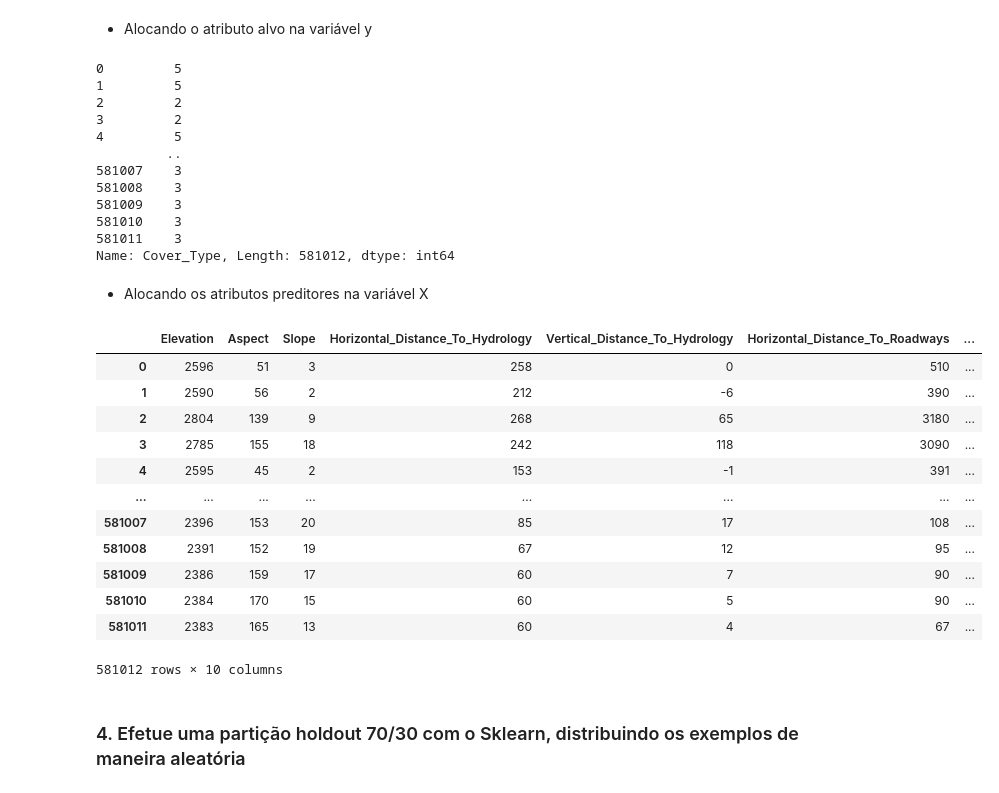
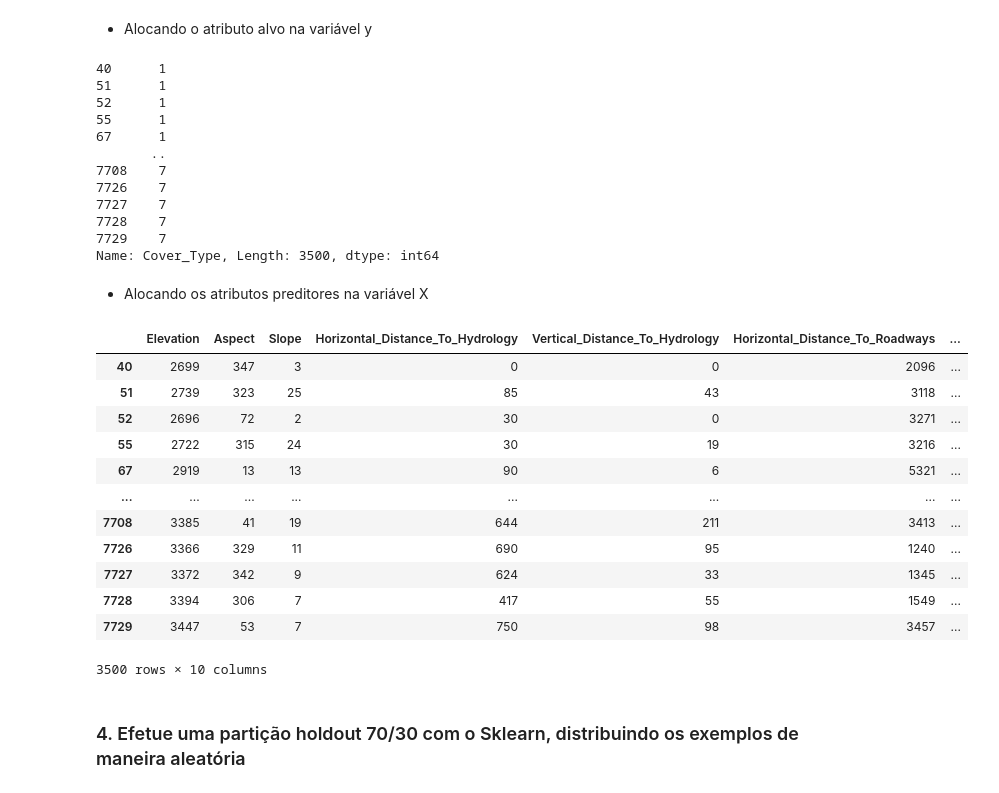
Before and after one commit to elloa-uea/projeto-pratico-3-rna-pp3-team-hard, a Jupyter notebook: notebooks/PP3.3 - Proposição e Avaliação de RNAs.ipynb, the cells around one changed output. Drawn from its saved outputs; the diff is of its cells as text; code cells hidden in the pictures.

```diff
--- a/notebooks/PP3.3 - Proposição e Avaliação de RNAs.ipynb
+++ b/notebooks/PP3.3 - Proposição e Avaliação de RNAs.ipynb
@@ -94,8 +94,8 @@ warnings.filterwarnings('ignore')
 # %% [markdown]
 - Leitura da base de dados
 # %%
-#database = pd.read_csv('../database/covtype.csv')
-database = pd.read_csv('database/covtype.csv')
+database = pd.read_csv('../database/covtype.csv')
+#database = pd.read_csv('database/covtype.csv')
 database
 # %% [output]
 |  | Elevation | Aspect | Slope | Horizontal_Distance_To_Hydrology | Vertical_Distance_To_Hydrology | Horizontal_Distance_To_Roadways | ... |
@@ -164,41 +164,46 @@ database.columns.to_list()
 ### 3. Armazene o atributo alvo em uma variável y e os atributos preditores em uma variável X
 # %% [markdown]
 - Alocando o atributo alvo na variável y
+# %%
+new_database = pd.DataFrame()
+for cover_type in range(1, 8):
+    pice = database[database['Cover_Type'] == cover_type].head(500)
+    new_database = pd.concat([new_database, pice])
 # %%
-y = database.Cover_Type
+y = new_database.Cover_Type
 y
 # %% [output]
-0         5
-1         5
-2         2
-3         2
-4         5
-         ..
-581007    3
-581008    3
-581009    3
-581010    3
-581011    3
-Name: Cover_Type, Length: 581012, dtype: int64
+40      1
+51      1
+52      1
+55      1
+67      1
+       ..
+7708    7
+7726    7
+7727    7
+7728    7
+7729    7
+Name: Cover_Type, Length: 3500, dtype: int64
 # %% [markdown]
 - Alocando os atributos preditores na variável X
 # %%
-X = database.iloc[:, :-1]
+X = new_database.iloc[:, :-1]
 X
 # %% [output]
 |  | Elevation | Aspect | Slope | Horizontal_Distance_To_Hydrology | Vertical_Distance_To_Hydrology | Horizontal_Distance_To_Roadways | ... |
-| 0 | 2596 | 51 | 3 | 258 | 0 | 510 | ... |
-| 1 | 2590 | 56 | 2 | 212 | -6 | 390 | ... |
-| 2 | 2804 | 139 | 9 | 268 | 65 | 3180 | ... |
-| 3 | 2785 | 155 | 18 | 242 | 118 | 3090 | ... |
-| 4 | 2595 | 45 | 2 | 153 | -1 | 391 | ... |
+| 40 | 2699 | 347 | 3 | 0 | 0 | 2096 | ... |
+| 51 | 2739 | 323 | 25 | 85 | 43 | 3118 | ... |
+| 52 | 2696 | 72 | 2 | 30 | 0 | 3271 | ... |
+| 55 | 2722 | 315 | 24 | 30 | 19 | 3216 | ... |
+| 67 | 2919 | 13 | 13 | 90 | 6 | 5321 | ... |
 | ... | ... | ... | ... | ... | ... | ... | ... |
-| 581007 | 2396 | 153 | 20 | 85 | 17 | 108 | ... |
-| 581008 | 2391 | 152 | 19 | 67 | 12 | 95 | ... |
-| 581009 | 2386 | 159 | 17 | 60 | 7 | 90 | ... |
-| 581010 | 2384 | 170 | 15 | 60 | 5 | 90 | ... |
-| 581011 | 2383 | 165 | 13 | 60 | 4 | 67 | ... |
+| 7708 | 3385 | 41 | 19 | 644 | 211 | 3413 | ... |
+| 7726 | 3366 | 329 | 11 | 690 | 95 | 1240 | ... |
+| 7727 | 3372 | 342 | 9 | 624 | 33 | 1345 | ... |
+| 7728 | 3394 | 306 | 7 | 417 | 55 | 1549 | ... |
+| 7729 | 3447 | 53 | 7 | 750 | 98 | 3457 | ... |
-581012 rows × 10 columns
+3500 rows × 10 columns
 # %% [markdown]
 ### 4. Efetue uma partição holdout 70/30 com o Sklearn, distribuindo os exemplos de maneira aleatória
 # %% [markdown]
```
Also changed, not shown: parts of 8 cells of this notebook, 1 other file.
